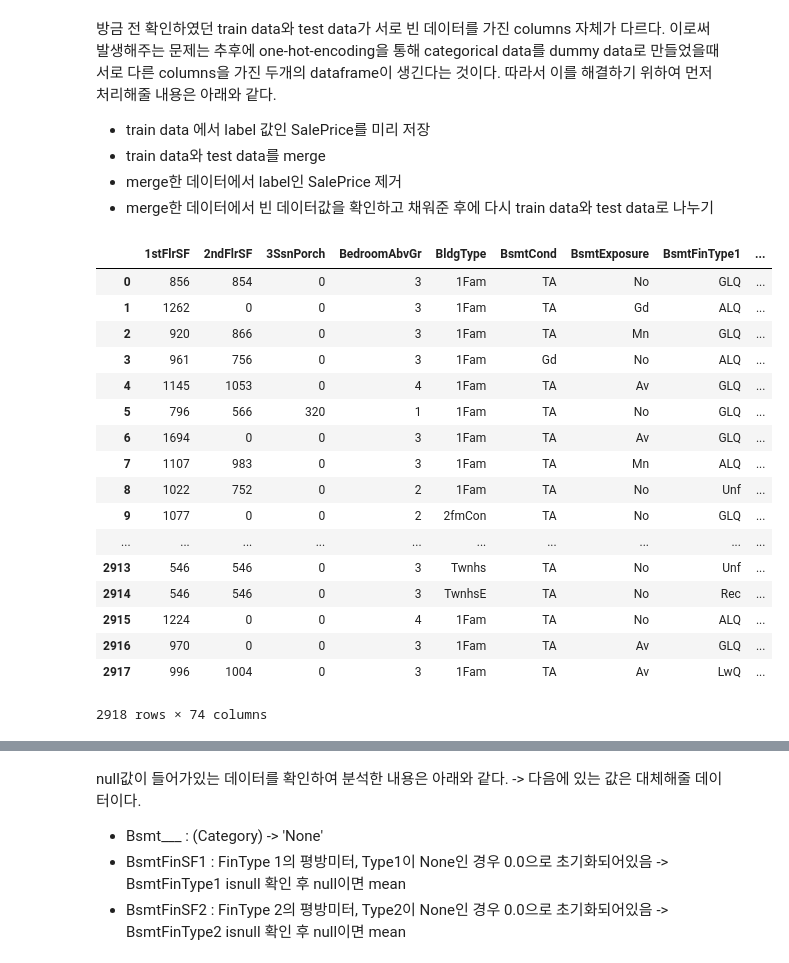
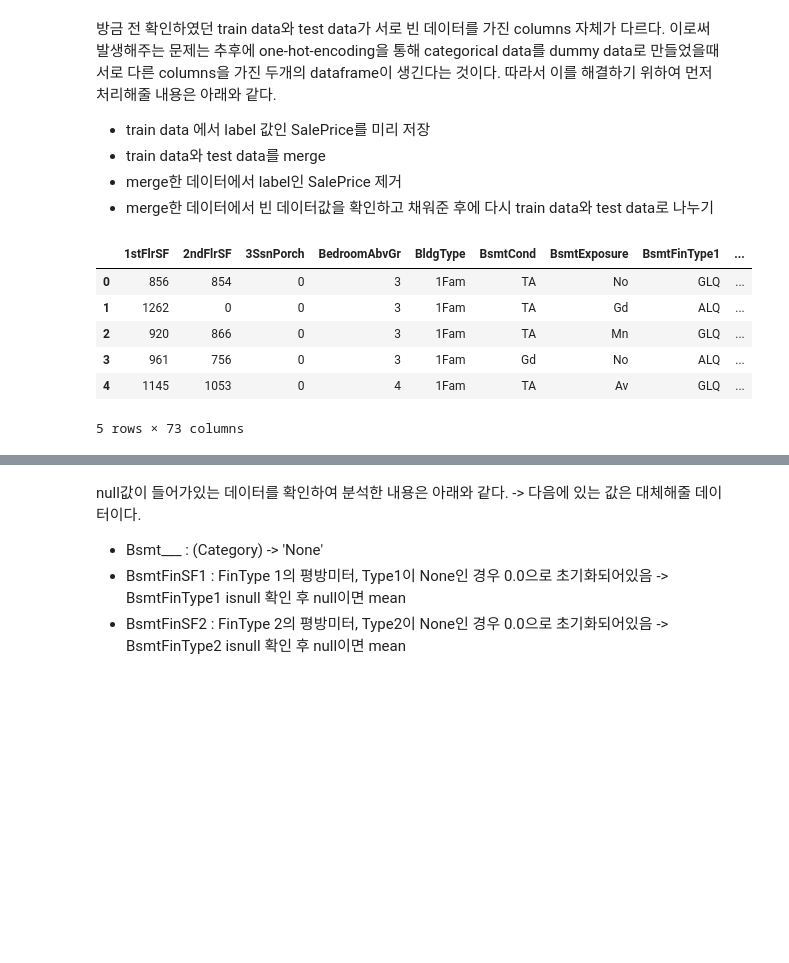
Before and after one commit to rjsdn31536/predict_houseprice_kaggle, a Jupyter notebook: predict_data.ipynb, the cells around one changed output, grey strips where cells are left out. Drawn from its saved outputs; the diff is of its cells as text; code cells hidden in the pictures; blank space fills up the shorter version.

```diff
--- a/predict_data.ipynb
+++ b/predict_data.ipynb
@@ -222,7 +257,7 @@ dtype: int64
 PoolQC가 Ex인 경우 SalePrice가 높다는 것을 확인하였다. 하지만 Ex는 2개만 존재한다.<br>
 따라서 PoolQC를 drop하겠다.
 # %%
-# data_train.drop(['PoolQC'], axis=1, inplace=True)
-# data_test.drop(['PoolQC'], axis=1, inplace=True)
-# display(data_train.shape)
-# display(data_test.shape)
+data_train.drop(['PoolQC'], axis=1, inplace=True)
+data_test.drop(['PoolQC'], axis=1, inplace=True)
+display(data_train.shape)
+display(data_test.shape)
@@ -280,26 +314,15 @@ data_train.drop(del_idx, axis = 0, inplace=True)
 # %%
 num_train = data_train.shape[0]
 y_train = data_train.SalePrice
 
 # 데이터를 합치고 index 재설정
 data_all = pd.concat((data_train, data_test)).reset_index(drop=True)
-display(data_all)
+display(data_all.head())
 # %% [output]
 |  | 1stFlrSF | 2ndFlrSF | 3SsnPorch | BedroomAbvGr | BldgType | BsmtCond | BsmtExposure | BsmtFinType1 | ... |
 | 0 | 856 | 854 | 0 | 3 | 1Fam | TA | No | GLQ | ... |
 | 1 | 1262 | 0 | 0 | 3 | 1Fam | TA | Gd | ALQ | ... |
 | 2 | 920 | 866 | 0 | 3 | 1Fam | TA | Mn | GLQ | ... |
 | 3 | 961 | 756 | 0 | 3 | 1Fam | Gd | No | ALQ | ... |
 | 4 | 1145 | 1053 | 0 | 4 | 1Fam | TA | Av | GLQ | ... |
-| 5 | 796 | 566 | 320 | 1 | 1Fam | TA | No | GLQ | ... |
-| 6 | 1694 | 0 | 0 | 3 | 1Fam | TA | Av | GLQ | ... |
-| 7 | 1107 | 983 | 0 | 3 | 1Fam | TA | Mn | ALQ | ... |
-| 8 | 1022 | 752 | 0 | 2 | 1Fam | TA | No | Unf | ... |
-| 9 | 1077 | 0 | 0 | 2 | 2fmCon | TA | No | GLQ | ... |
-| ... | ... | ... | ... | ... | ... | ... | ... | ... | ... |
-| 2913 | 546 | 546 | 0 | 3 | Twnhs | TA | No | Unf | ... |
-| 2914 | 546 | 546 | 0 | 3 | TwnhsE | TA | No | Rec | ... |
-| 2915 | 1224 | 0 | 0 | 4 | 1Fam | TA | No | ALQ | ... |
-| 2916 | 970 | 0 | 0 | 3 | 1Fam | TA | Av | GLQ | ... |
-| 2917 | 996 | 1004 | 0 | 3 | 1Fam | TA | Av | LwQ | ... |
-2918 rows × 74 columns
+5 rows × 73 columns
```
Also changed, not shown: parts of 23 cells of this notebook, 36 other files.
